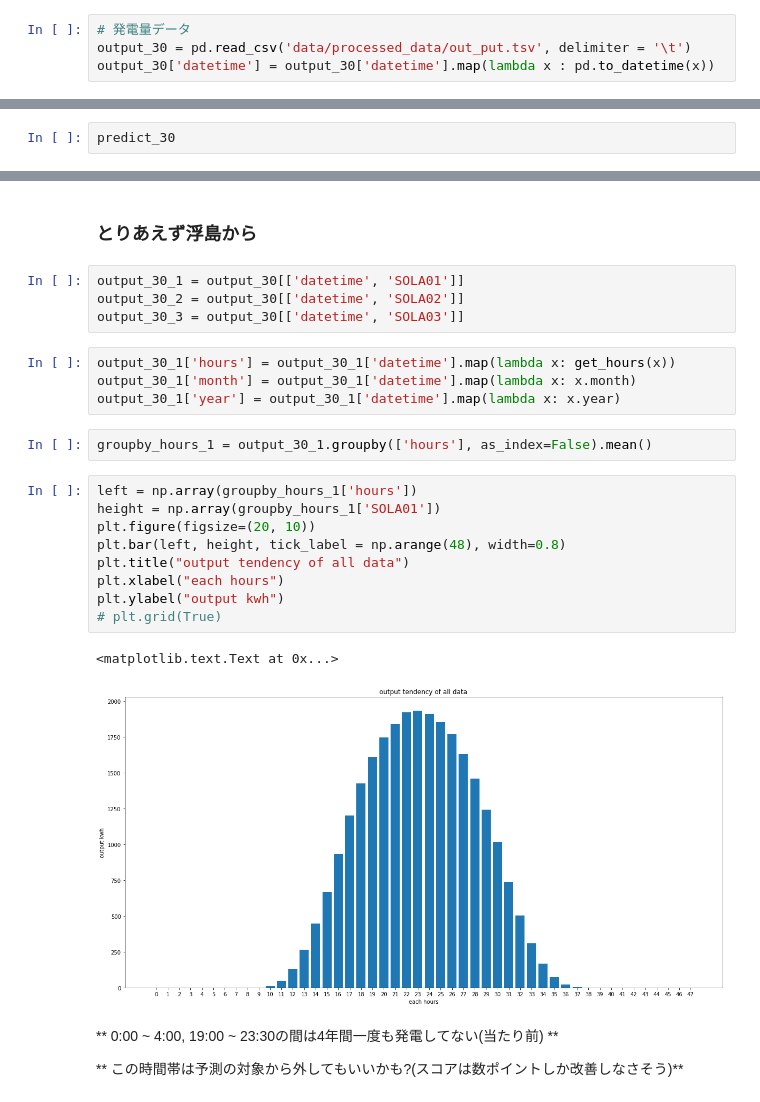
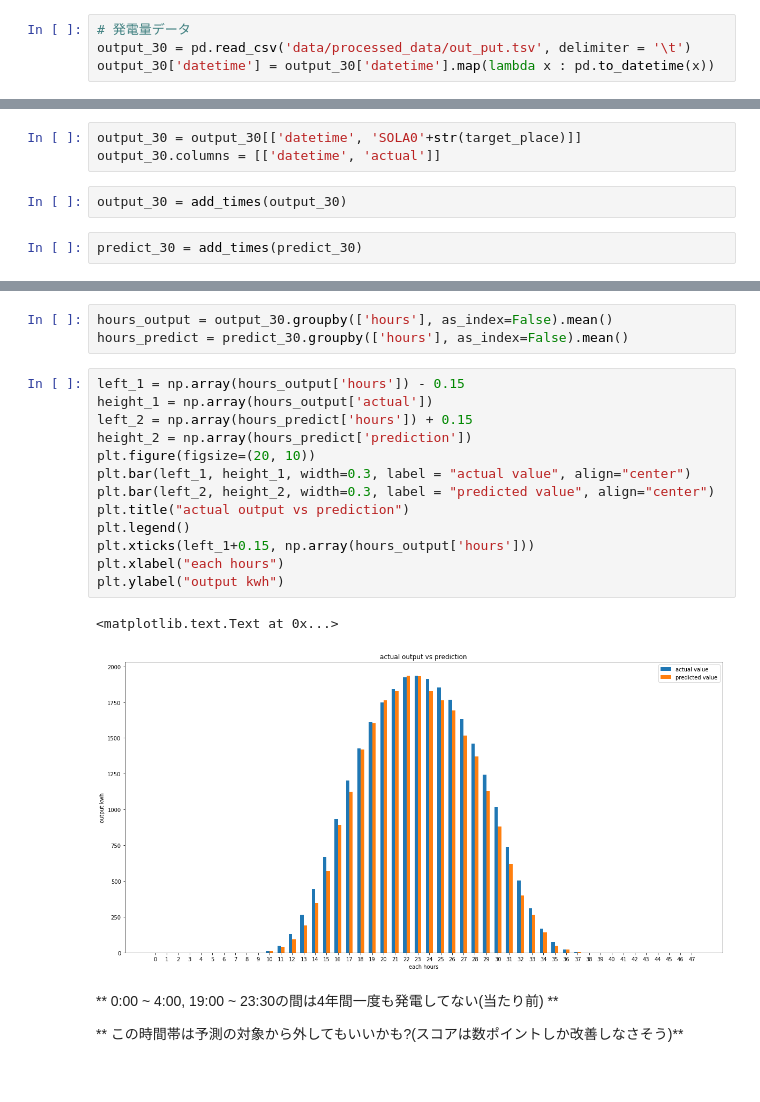
Before and after one commit to gciteam6/predict_amd, a Jupyter notebook: analyze_data_1.ipynb, the cells around one changed output, grey strips where cells are left out. Drawn from its saved outputs; the diff is of its cells as text.

Commit message:
working on analyze data_1

```diff
--- a/analyze_data_1.ipynb
+++ b/analyze_data_1.ipynb
@@ -118,2 +133,7 @@ predict_30['datetime'] = predict_30['datetime'].map(lambda x : pd.to_datetime(x)
+# %%
+output_30 = output_30[['datetime', 'SOLA0'+str(target_place)]]
+output_30.columns = [['datetime', 'actual']]
+# %%
+output_30 = add_times(output_30)
 # %%
-predict_30
+predict_30 = add_times(predict_30)
@@ -139,27 +140,22 @@ predict_30
-# %% [markdown]
-### **とりあえず浮島から**
-# %%
-output_30_1 = output_30[['datetime', 'SOLA01']]
-output_30_2 = output_30[['datetime', 'SOLA02']]
-output_30_3 = output_30[['datetime', 'SOLA03']]
-# %%
-output_30_1['hours'] = output_30_1['datetime'].map(lambda x: get_hours(x))
-output_30_1['month'] = output_30_1['datetime'].map(lambda x: x.month)
-output_30_1['year'] = output_30_1['datetime'].map(lambda x: x.year)
 # %%
-groupby_hours_1 = output_30_1.groupby(['hours'], as_index=False).mean()
+hours_output = output_30.groupby(['hours'], as_index=False).mean()
+hours_predict = predict_30.groupby(['hours'], as_index=False).mean()
-# %%
-left = np.array(groupby_hours_1['hours'])
-height = np.array(groupby_hours_1['SOLA01'])
-plt.figure(figsize=(20, 10))
-plt.bar(left, height, tick_label = np.arange(48), width=0.8)
-plt.title("output tendency of all data")
-plt.xlabel("each hours")
-plt.ylabel("output kwh")
-# plt.grid(True)
-# %% [output]
-<matplotlib.text.Text at 0x...>
-[figure, removed]
+# %%
+left_1 = np.array(hours_output['hours']) - 0.15
+height_1 = np.array(hours_output['actual'])
+left_2 = np.array(hours_predict['hours']) + 0.15
+height_2 = np.array(hours_predict['prediction'])
+plt.figure(figsize=(20, 10))
+plt.bar(left_1, height_1, width=0.3, label = "actual value", align="center")
+plt.bar(left_2, height_2, width=0.3, label = "predicted value", align="center")
+plt.title("actual output vs prediction")
+plt.legend()
+plt.xticks(left_1+0.15, np.array(hours_output['hours']))
+plt.xlabel("each hours")
+plt.ylabel("output kwh")
+# %% [output]
+<matplotlib.text.Text at 0x...>
+[figure, added]
 # %% [markdown]
 ** 0:00 ~ 4:00, 19:00 ~ 23:30の間は4年間一度も発電してない(当たり前) **
 
```
Also changed, not shown: parts of 17 cells of this notebook.
